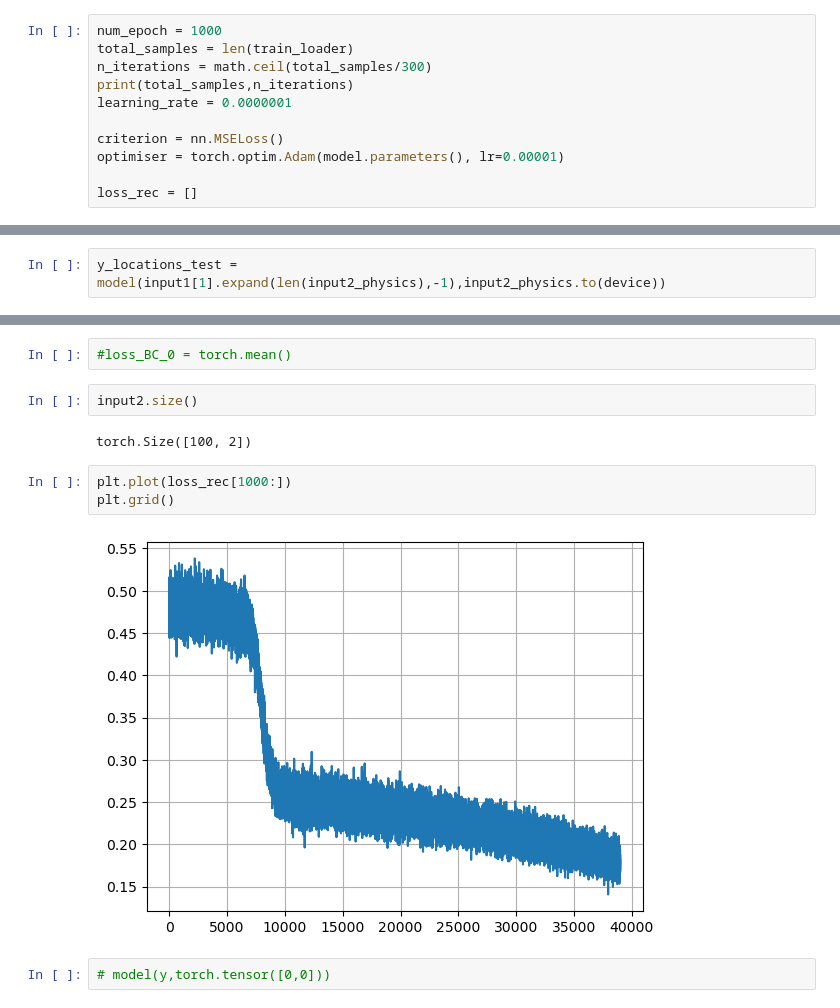
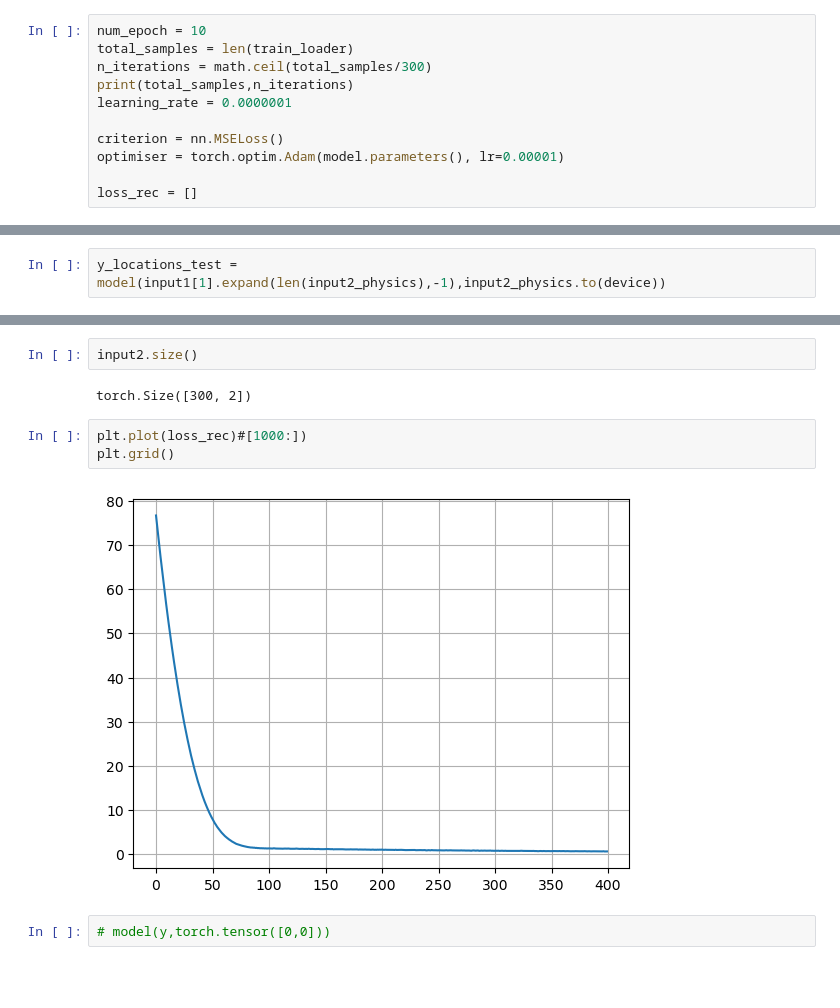
Before and after one commit to abhijeetmangela/Cylender_flow_ML, a Jupyter notebook: Burgers Equation/Model2.ipynb, the cells around one changed output, grey strips where cells are left out. Saved outputs shown, nothing was run; the diff lists cells and outputs as text; blank space fills up the shorter version.

```diff
--- a/Burgers Equation/Model2.ipynb
+++ b/Burgers Equation/Model2.ipynb
@@ -104,7 +104,7 @@ data_iter = iter(train_loader)
 data = data_iter.__next__()
 Init_val , x_loc, time, y_value = data
 # %%
-num_epoch = 1000
+num_epoch = 10
 total_samples = len(train_loader)
 n_iterations = math.ceil(total_samples/300)
 print(total_samples,n_iterations)
@@ -351,14 +289,12 @@ RuntimeError: Expected all tensors to be on the same device, but found at least
-# %%
-#loss_BC_0 = torch.mean()
 # %%
 input2.size()
 # %% [output]
-torch.Size([100, 2])
+torch.Size([300, 2])
 # %%
-plt.plot(loss_rec[1000:])
+plt.plot(loss_rec)#[1000:])
 plt.grid()
 # %% [output]
-[figure, old version]
+[figure, new version]
 # %%
 # model(y,torch.tensor([0,0]))
 # %%
```
Also changed, not shown: parts of 11 cells of this notebook.
